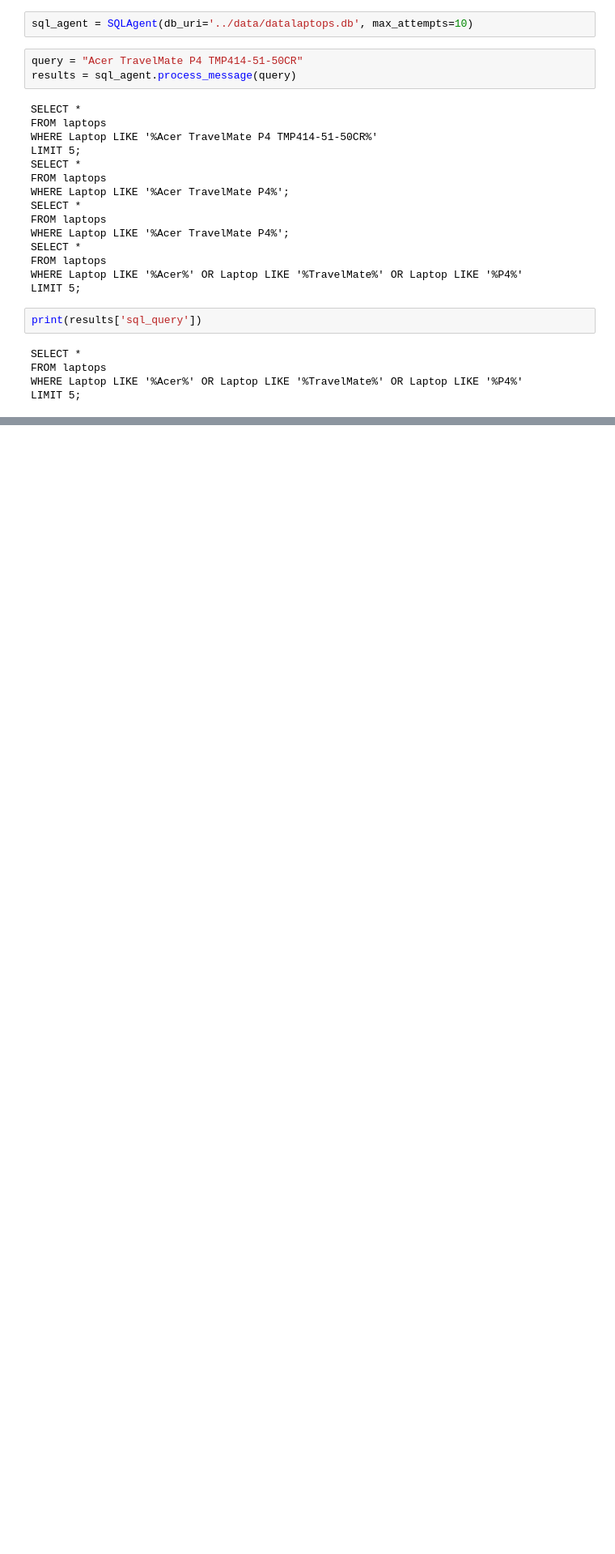
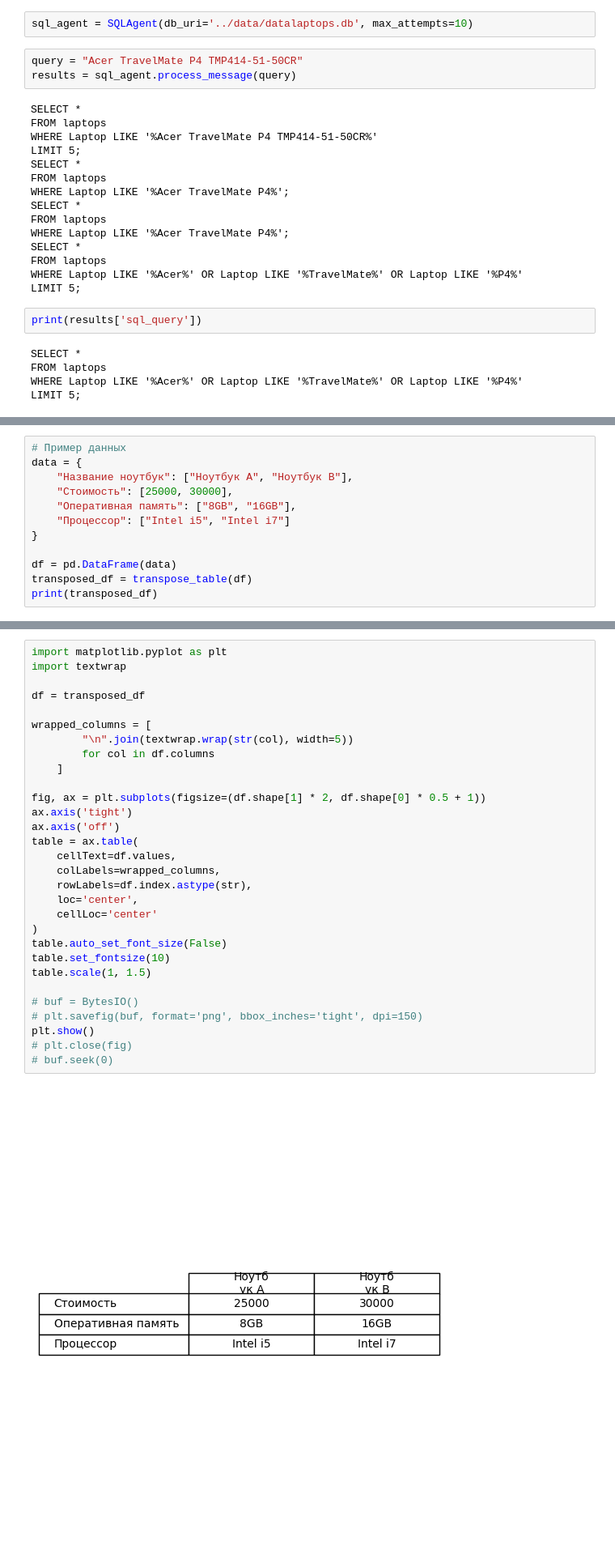
Before and after one commit to emsidorov/neuro_market, a Jupyter notebook: agent/llm.ipynb, the cells around one changed output, grey strips where cells are left out. Shown: that part at 81% size. Drawn from its saved outputs; the diff is of its cells as text; blank space fills up the shorter version.

```diff
--- a/agent/llm.ipynb
+++ b/agent/llm.ipynb
@@ -632,0 +656,12 @@ results['dataframe'].head()
+# %%
+# Пример данных
+data = {
+    "Название ноутбук": ["Ноутбук A", "Ноутбук B"],
+    "Стоимость": [25000, 30000],
+    "Оперативная память": ["8GB", "16GB"],
+    "Процессор": ["Intel i5", "Intel i7"]
+}
+
+df = pd.DataFrame(data)
+transposed_df = transpose_table(df)
+print(transposed_df)
@@ -632,0 +732,32 @@ results['dataframe'].head()
+# %%
+import matplotlib.pyplot as plt
+import textwrap
+
+df = transposed_df
+
+wrapped_columns = [
+        "\n".join(textwrap.wrap(str(col), width=5))
+        for col in df.columns
+    ]
+
+fig, ax = plt.subplots(figsize=(df.shape[1] * 2, df.shape[0] * 0.5 + 1))
+ax.axis('tight')
+ax.axis('off')
+table = ax.table(
+    cellText=df.values,
+    colLabels=wrapped_columns,
+    rowLabels=df.index.astype(str),
+    loc='center',
+    cellLoc='center'
+)
+table.auto_set_font_size(False)
+table.set_fontsize(10)
+table.scale(1, 1.5)
+
+# buf = BytesIO()
+# plt.savefig(buf, format='png', bbox_inches='tight', dpi=150)
+plt.show()
+# plt.close(fig)
+# buf.seek(0)
+# %% [output]
+[figure, added]
```
Also changed, not shown: parts of 8 cells of this notebook, 8 other files.
